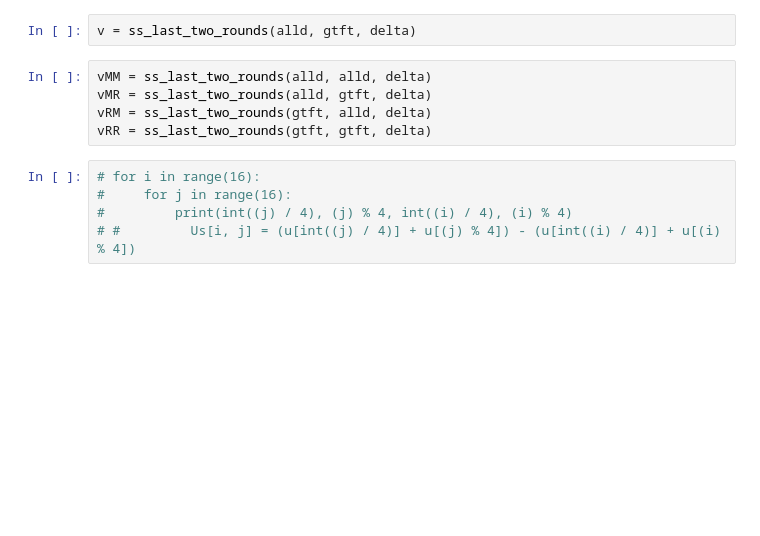
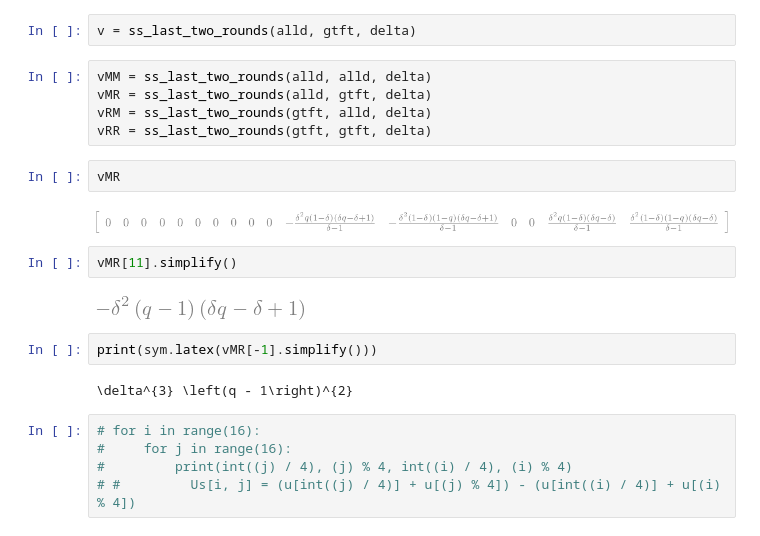
Before and after one commit to Nikoleta-v3/evolution-of-cooperation-with-limited-updating-payoff-memory, a Jupyter notebook: nbs/Invasion analysis of ALLD into GTFT.ipynb, the cells around one changed output. Saved outputs shown, nothing was run; the diff lists cells and outputs as text; blank space fills up the shorter version.

```diff
--- a/nbs/Invasion analysis of ALLD into GTFT.ipynb
+++ b/nbs/Invasion analysis of ALLD into GTFT.ipynb
@@ -183,6 +187,18 @@ vMM = ss_last_two_rounds(alld, alld, delta)
 vMR = ss_last_two_rounds(alld, gtft, delta)
 vRM = ss_last_two_rounds(gtft, alld, delta)
 vRR = ss_last_two_rounds(gtft, gtft, delta)
+# %%
+vMR
+# %% [output]
+[figure, added]
+# %%
+vMR[11].simplify()
+# %% [output]
+[figure, added]
+# %%
+print(sym.latex(vMR[-1].simplify()))
+# %% [output]
+\delta^{3} \left(q - 1\right)^{2}
 # %%
 # for i in range(16):
 #     for j in range(16):
```
Also changed, not shown: parts of 18 cells of this notebook, 6 other files.
